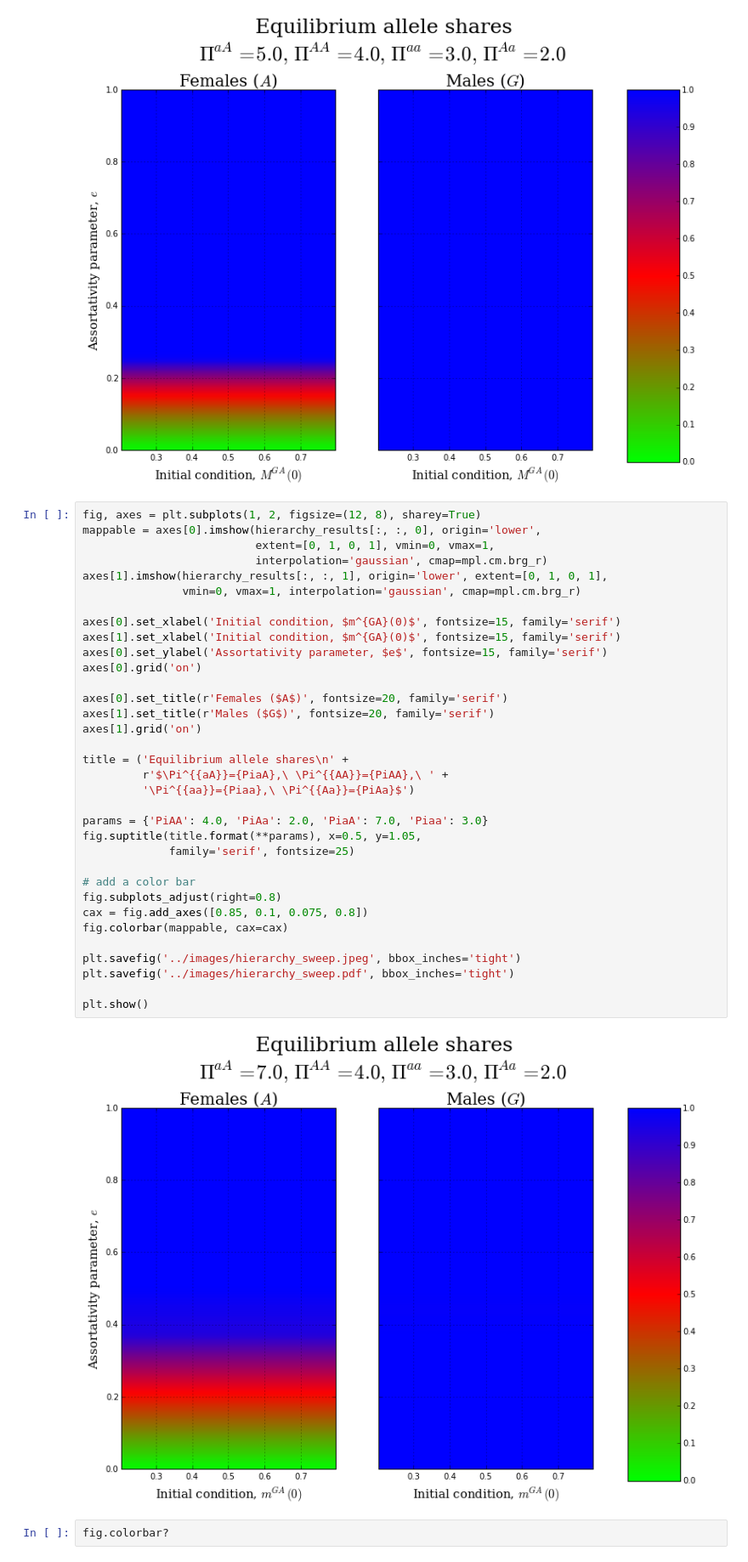
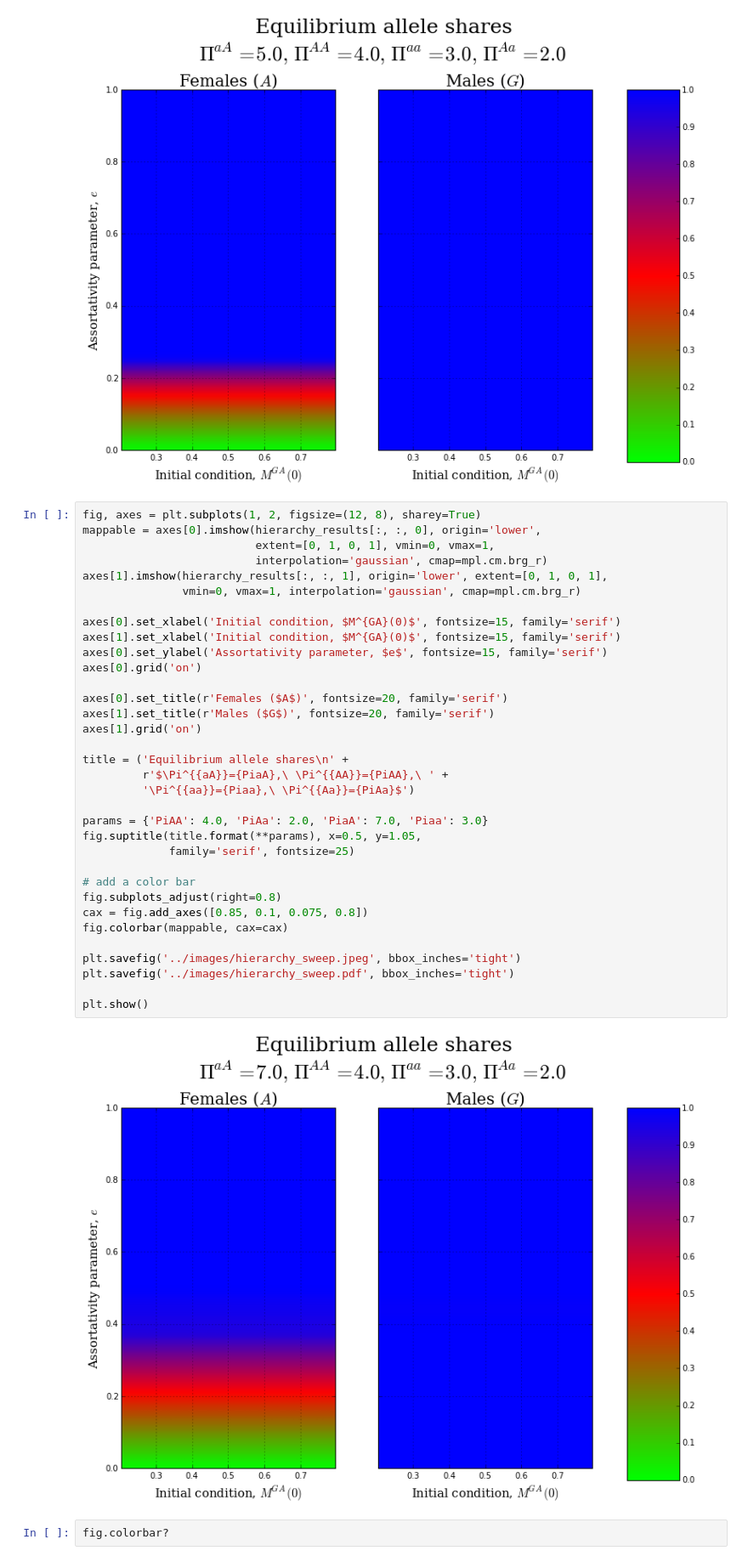
Before and after one commit to davidrpugh/population-ecology-approach, a Jupyter notebook: src/Wright-Bergstrom.ipynb, the cells around one changed output. Shown at 85% size. Drawn from its saved outputs; the diff is of its cells as text.

Commit message:
Updated plots for presentation.

```diff
--- a/src/Wright-Bergstrom.ipynb
+++ b/src/Wright-Bergstrom.ipynb
@@ -865,36 +865,36 @@ mappable = axes[0].imshow(hierarchy_results[:, :, 0], origin='lower',
                           extent=[0, 1, 0, 1], vmin=0, vmax=1,
                           interpolation='gaussian', cmap=mpl.cm.brg_r)
 axes[1].imshow(hierarchy_results[:, :, 1], origin='lower', extent=[0, 1, 0, 1],
                vmin=0, vmax=1, interpolation='gaussian', cmap=mpl.cm.brg_r)
 
-axes[0].set_xlabel('Initial condition, $m^{GA}(0)$', fontsize=15, family='serif')
-axes[1].set_xlabel('Initial condition, $m^{GA}(0)$', fontsize=15, family='serif')
+axes[0].set_xlabel('Initial condition, $M^{GA}(0)$', fontsize=15, family='serif')
+axes[1].set_xlabel('Initial condition, $M^{GA}(0)$', fontsize=15, family='serif')
 axes[0].set_ylabel('Assortativity parameter, $e$', fontsize=15, family='serif')
 axes[0].grid('on')
 
 axes[0].set_title(r'Females ($A$)', fontsize=20, family='serif')
 axes[1].set_title(r'Males ($G$)', fontsize=20, family='serif')
 axes[1].grid('on')
 
 title = ('Equilibrium allele shares\n' +
          r'$\Pi^{{aA}}={PiaA},\ \Pi^{{AA}}={PiAA},\ ' +
          '\Pi^{{aa}}={Piaa},\ \Pi^{{Aa}}={PiAa}$')
 
 params = {'PiAA': 4.0, 'PiAa': 2.0, 'PiaA': 7.0, 'Piaa': 3.0}
 fig.suptitle(title.format(**params), x=0.5, y=1.05,
              family='serif', fontsize=25)
 
 # add a color bar
 fig.subplots_adjust(right=0.8)
 cax = fig.add_axes([0.85, 0.1, 0.075, 0.8])
 fig.colorbar(mappable, cax=cax)
 
 plt.savefig('../images/hierarchy_sweep.jpeg', bbox_inches='tight')
 plt.savefig('../images/hierarchy_sweep.pdf', bbox_inches='tight')
 
 plt.show()
 # %% [output]
-[figure, old version]
+[figure, new version]
 # %%
 fig.colorbar?
 # %%
```
Also changed, not shown: 6 other files.
